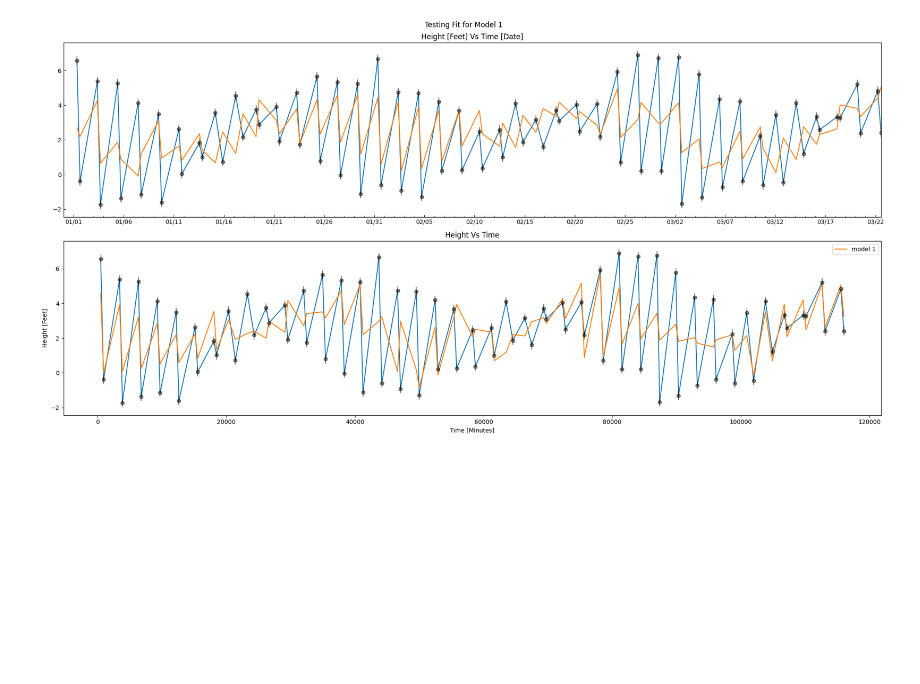
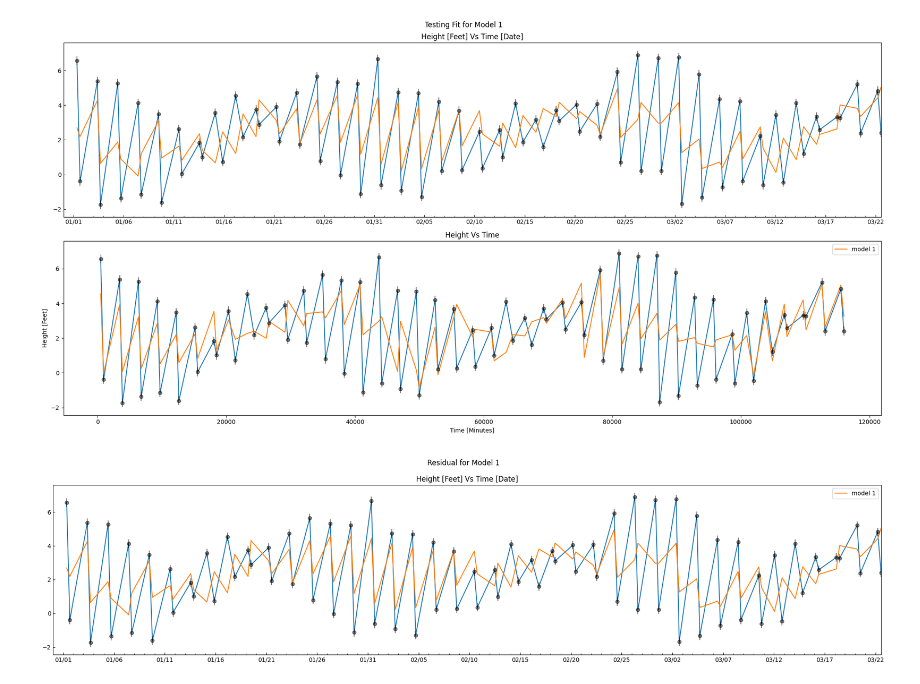
Before and after one commit to ZacharyJamesAdams/ASTR-19-Group-Project, a Jupyter notebook: testbed.ipynb, the cells around one changed output. Cells and saved outputs as stored; diff of their text form; code cells hidden in the pictures; blank space fills up the shorter version.

```diff
--- a/testbed.ipynb
+++ b/testbed.ipynb
@@ -201,83 +201,46 @@ fig.savefig('testbed.png',bbox_inches = 'tight',dpi = 300)
 # plt.title('High and Low Tides per Day')
 # plt.legend()
 # %%
-residuals = (heightdata-mod_1_height)
+%matplotlib inline
+
+import matplotlib.dates as mdates
+from datetime import datetime,timedelta
+
+residuals = heightdata - mod_1_height
 fig,ax = plt.subplots(1,1,figsize=(20,5))
-
-%matplotlib inline
-fig,ax = plt.subplots(2,1,figsize=(20,10), )
 
 fig.suptitle('Residual for Model 1')
 
-if explore_formatting1 := False:
-    import matplotlib.dates as mdates
-    from datetime import datetime,timedelta
-    #pick start time
-    start_time = datetime(2022,1,1,0,0)
-    # for each minute data point, offset start date by that many minutes
-    datedata = [start_time + timedelta(minutes=m) for m in np.astype(timedata,type(int))]
-    # create and use format for ticks. See: https://docs.python.org/3/library/datetime.html#strftime-strptime-behavior
-    date_format = mdates.DateFormatter('%m/%d/%y\n%H:%M')
-    ax[0].xaxis.set_major_formatter(date_format)
-    # Use automated locator for tick spacing or..
-    # ax[0].xaxis.set_major_locator(mdates.AutoDateLocator())
-    # Set tick spacing manually
-    ax[0].xaxis.set_major_locator(mdates.HourLocator(interval=12))
-if explore_formatting2 := False: # Trying out major and min ticks for readability
-    import matplotlib.dates as mdates
-    from datetime import datetime,timedelta
-    #pick start time
-    start_time = datetime(2022,1,1,0,0)
-    # for each minute data point, offset start date by that many minutes
-    datedata = [start_time + timedelta(minutes=m) for m in np.astype(timedata,type(int))]
-    # create and use format for major ticks. See: https://docs.python.org/3/library/datetime.html#strftime-strptime-behavior
-    date_major_format = mdates.DateFormatter('%b')
-    ax[0].xaxis.set_major_formatter(date_major_format)
-    ax[0].xaxis.set_major_locator(mdates.MonthLocator())
-    # create and use format for minor ticks. See: https://docs.python.org/3/library/datetime.html#strftime-strptime-behavior
-    date_minor_format = mdates.DateFormatter('%d')
-    ax[0].xaxis.set_minor_formatter(date_minor_format)
-    ax[0].xaxis.set_minor_locator(mdates.DayLocator())
-    ax[0].set_xlim(start_time,datedata[-1])
-if explore_formatting3 := True: # Trying out major tick/locator and min locator for readability
-    import matplotlib.dates as mdates
-    from datetime import datetime,timedelta
-    #pick start time
-    start_time = datetime(2022,1,1,0,0)
-    # for each minute data point, offset start date by that many minutes
-    datedata = [start_time + timedelta(minutes=m) for m in np.astype(timedata,type(int))]
-    # create and use format for major ticks. See: https://docs.python.org/3/library/datetime.html#strftime-strptime-behavior
-    date_major_format = mdates.DateFormatter('%m/%d')
-    ax[0].xaxis.set_major_formatter(date_major_format)
-    ax[0].xaxis.set_major_locator(mdates.DayLocator(interval=5,))
-    # create and use format for minor ticks. See: https://docs.python.org/3/library/datetime.html#strftime-strptime-behavior
-    ax[0].xaxis.set_minor_locator(mdates.DayLocator())
-    ax[0].set_xlim(start_time-timedelta(days=1),datedata[-1])
-    # plt.Axes.yaxis.set_minor_locator()
-    # ax[0].yaxis.set_minor_locator()
+#pick start time
+start_time = datetime(2022,1,1,0,0)
+# for each minute data point, offset start date by that many minutes
+datedata = [start_time + timedelta(minutes=m) for m in np.astype(timedata,type(int))]
+# create and use format for major ticks. See: https://docs.python.org/3/library/datetime.html#strftime-strptime-behavior
+date_major_format = mdates.DateFormatter('%m/%d')
+ax.xaxis.set_major_formatter(date_major_format)
+ax.xaxis.set_major_locator(mdates.DayLocator(interval=5,))
+# create and use format for minor ticks. See: https://docs.python.org/3/library/datetime.html#strftime-strptime-behavior
+ax.xaxis.set_minor_locator(mdates.DayLocator())
+ax.set_xlim(start_time-timedelta(days=1),datedata[-1])
+# plt.Axes.yaxis.set_minor_locator()
 
 mod_1_height = func1(timedata,*params1)
 
-ax[0].set_title('Height [Feet] Vs Time [Date]')
-ax[0].plot(datedata,heightdata)
-ax[0].errorbar(datedata,heightdata,height_err,fmt='o',alpha=0.5,color='black')
+ax.set_title('Height [Feet] Vs Time [Date]')
+ax.plot(datedata,heightdata)
+ax.errorbar(datedata,heightdata,height_err,fmt='o',alpha=0.5,color='black')
 # modelx = np.linspace(datedata.min(),datedata.max(),1000)
-# ax[0].plot(modelx,model1(modelx))
-ax[0].plot(datedata,mod_1_height, label = 'model 1')
-# ax[0].plot(timedata,model2(timedata,*params2), label = 'model 2')
-
-ax[1].set_title('Height Vs Time')
-ax[1].plot(timedata,heightdata)
-ax[1].errorbar(timedata,heightdata,height_err,fmt='o',alpha=0.5,color='black')
-ax[1].plot(timedata,func2(timedata,*params2), label = 'model 1')
-ax[1].set_xlabel('Time [Minutes]')
-ax[1].set_ylabel('Height [Feet]')
+# ax.plot(modelx,model1(modelx))
+ax.plot(datedata,mod_1_height, label = 'model 1')
+# ax.plot(timedata,model2(timedata,*params2), label = 'model 2')
 
 # moving ticks to inside axes
-ax[0].tick_params(axis='both',which='both',direction='in',)
-ax[0].tick_params(axis='both',which='both',direction='in',)
+ax.tick_params(axis='both',which='both',direction='in',)
+ax.tick_params(axis='both',which='both',direction='in',)
 
 plt.tight_layout()
 plt.legend()
 plt.show()
 fig.savefig('testbed.png',bbox_inches = 'tight',dpi = 300)
+# %% [output]
+[figure, added]
```
